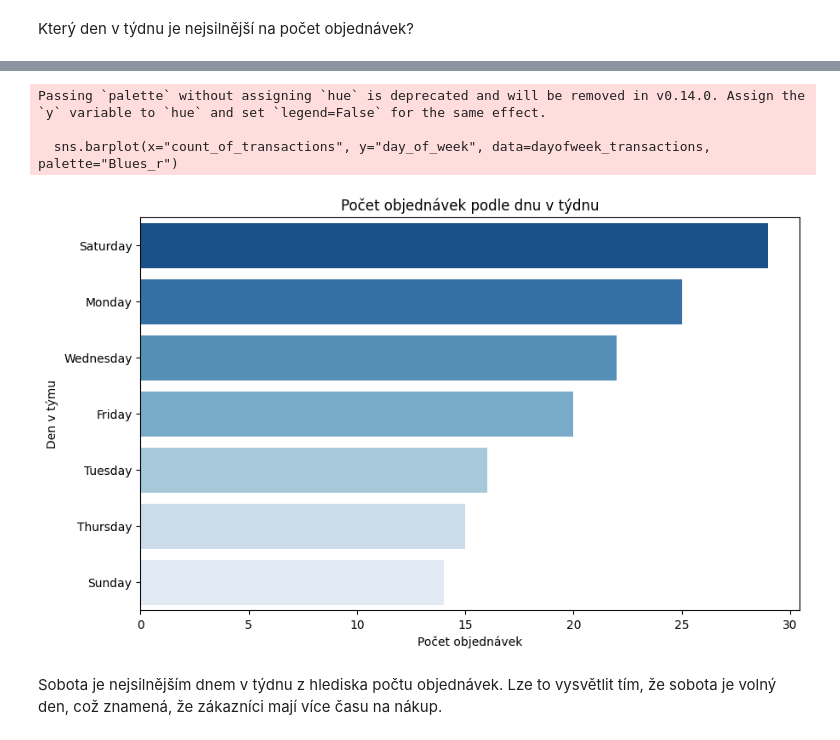
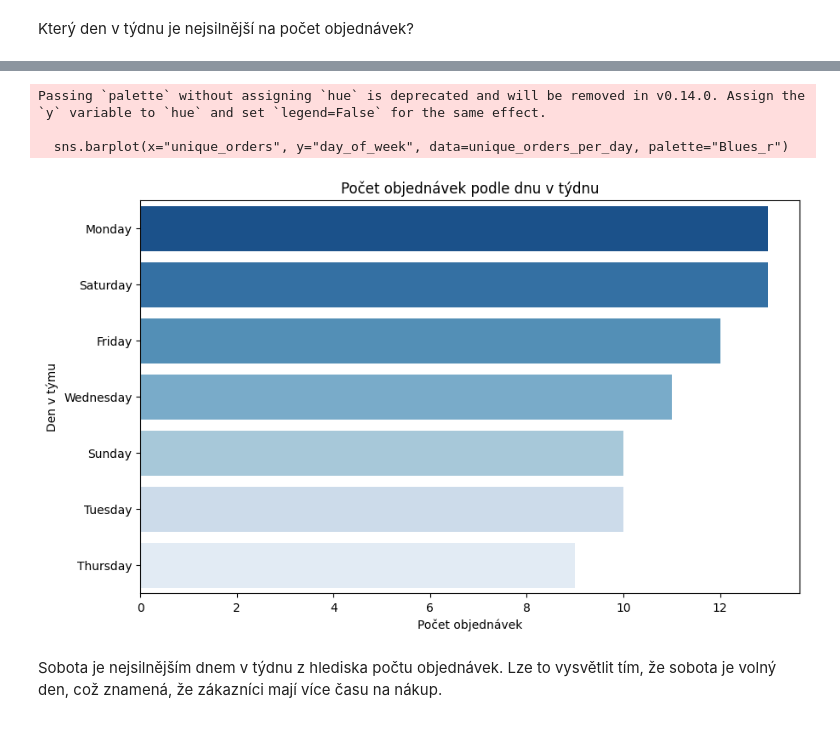
Before and after one commit to artvanila/data_projects, a Jupyter notebook: Cross_Masters.ipynb, the cells around one changed output, grey strips where cells are left out. Drawn from its saved outputs; the diff is of its cells as text; code cells hidden in the pictures.

```diff
--- a/Cross_Masters.ipynb
+++ b/Cross_Masters.ipynb
@@ -291,16 +278,20 @@ dayofweek_transactions
+# %%
+unique_orders_per_day = merged.groupby("day_of_week")["transaction_id"].nunique().reset_index()
+unique_orders_per_day.columns = ["day_of_week", "unique_orders"]
+unique_orders_per_day = unique_orders_per_day.sort_values(by="unique_orders", ascending=False)
 # %%
 # Vytvoříme sloupcový graf pro celkový obrát
 plt.figure(figsize=(10, 6))
-sns.barplot(x="count_of_transactions", y="day_of_week", data=dayofweek_transactions, palette="Blues_r")
+sns.barplot(x="unique_orders", y="day_of_week", data=unique_orders_per_day, palette="Blues_r")
 plt.xlabel("Počet objednávek")
 plt.ylabel("Den v týmu")
 plt.title("Počet objednávek podle dnu v týdnu")
 plt.show()
 # %% [output]
 Passing `palette` without assigning `hue` is deprecated and will be removed in v0.14.0. Assign the `y` variable to `hue` and set `legend=False` for the same effect.
 
-  sns.barplot(x="count_of_transactions", y="day_of_week", data=dayofweek_transactions, palette="Blues_r")
+  sns.barplot(x="unique_orders", y="day_of_week", data=unique_orders_per_day, palette="Blues_r")
-[figure, old version]
+[figure, new version]
 # %% [markdown]
 Sobota je nejsilnějším dnem v týdnu z hlediska počtu objednávek. Lze to vysvětlit tím, že sobota je volný den, což znamená, že zákazníci mají více času na nákup.
 # %% [markdown]
```
Also changed, not shown: parts of 2 cells of this notebook.
